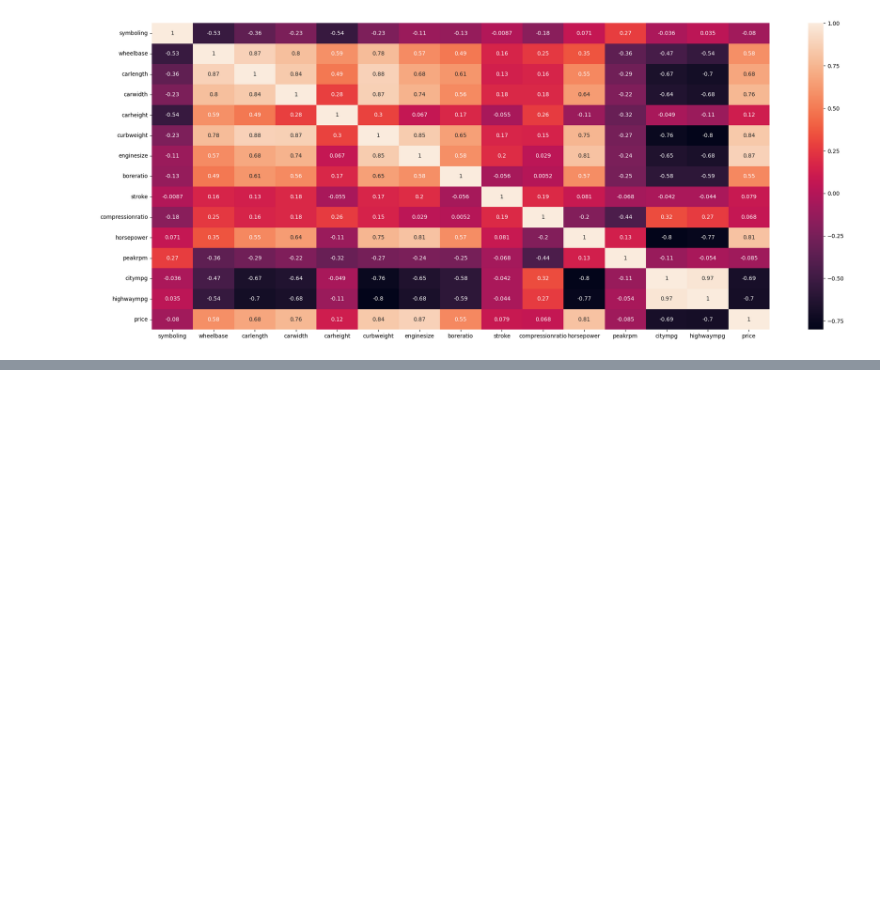
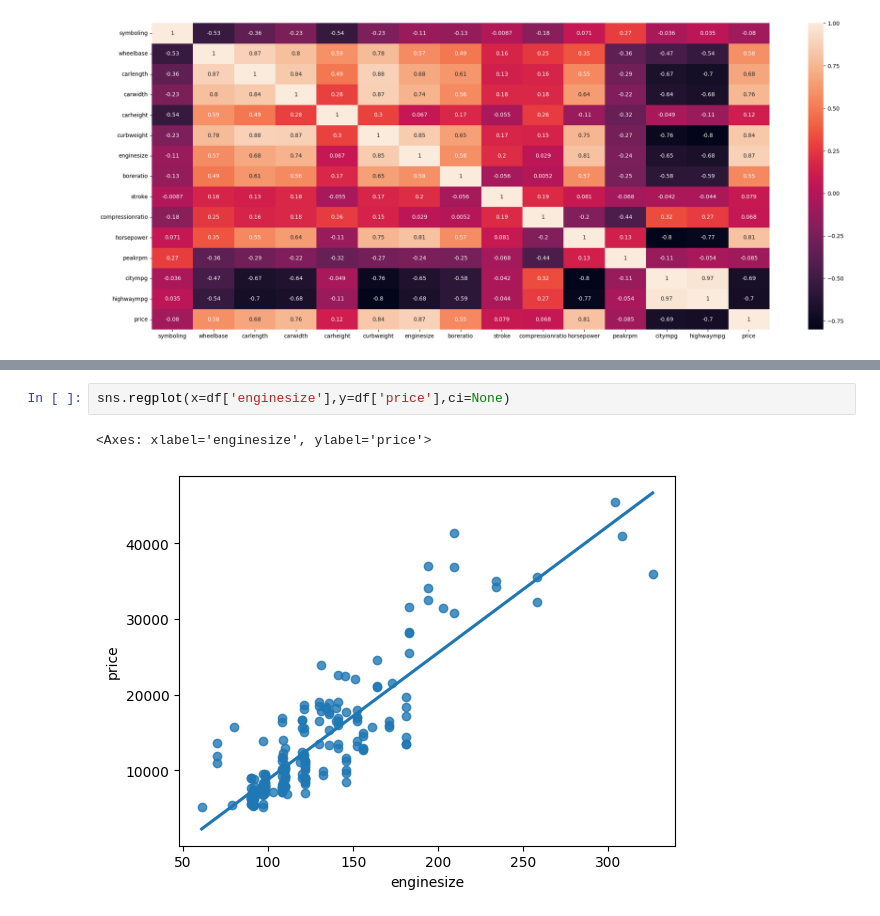
Before and after one commit to JXPJXT/MLNoteBooks, a Jupyter notebook: LinearRegression.ipynb, the cells around one changed output, grey strips where cells are left out. Saved outputs shown, nothing was run; the diff lists cells and outputs as text; blank space fills up the shorter version.

```diff
--- a/LinearRegression.ipynb
+++ b/LinearRegression.ipynb
@@ -177,0 +309,5 @@ sns.heatmap(num_df.corr(),annot=True)
+# %%
+sns.regplot(x=df['enginesize'],y=df['price'],ci=None)
+# %% [output]
+<Axes: xlabel='enginesize', ylabel='price'>
+[figure, added]
```
Also changed, not shown: parts of 20 cells of this notebook.
